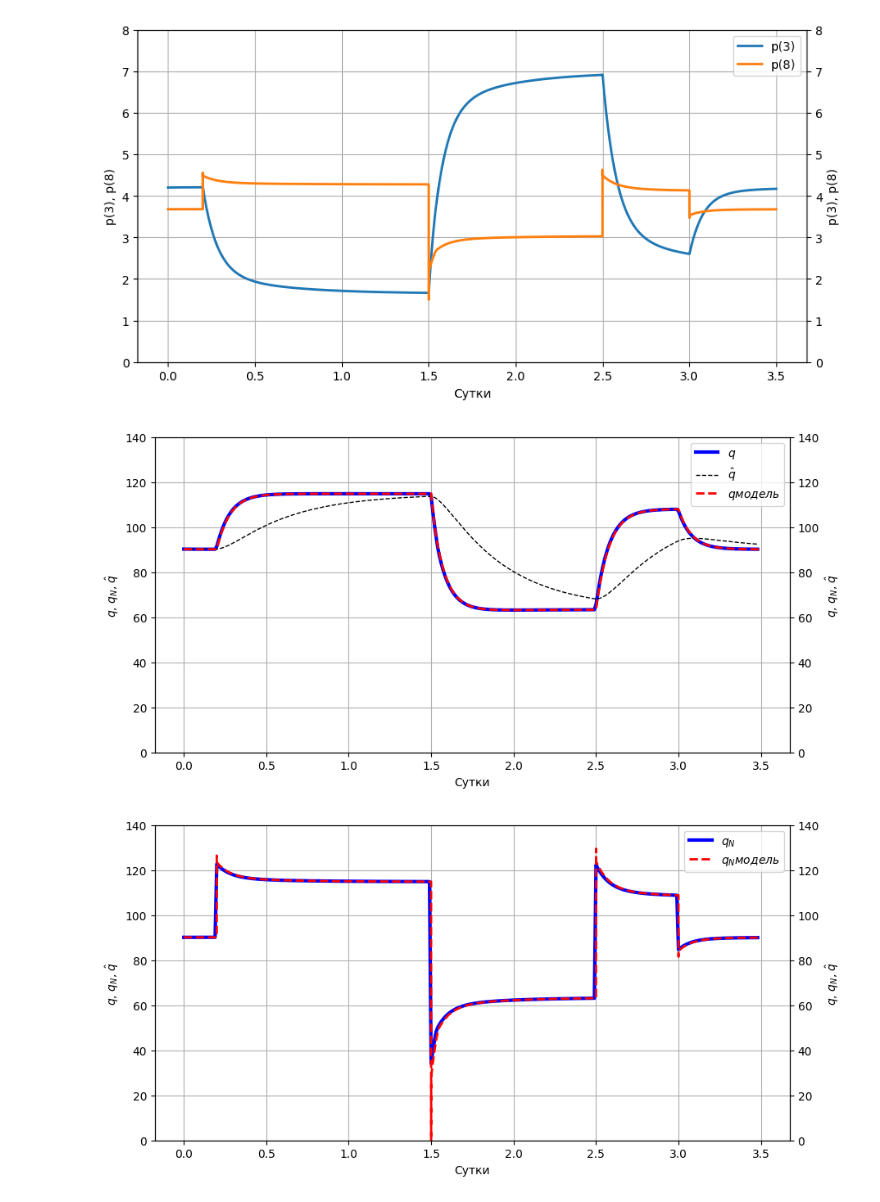
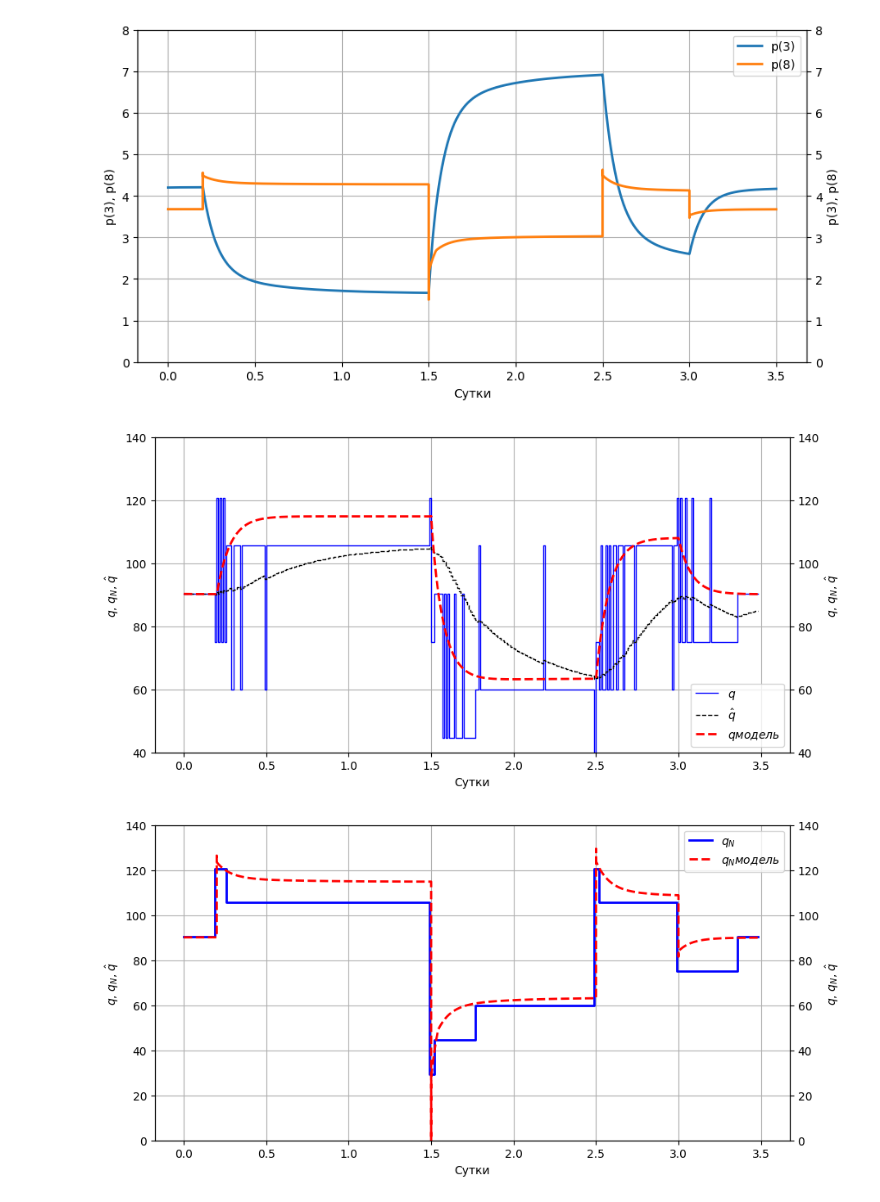
Before and after one commit to IANovoselov/well, a Jupyter notebook: well.ipynb, the cells around one changed output. Saved outputs shown, nothing was run; the diff lists cells and outputs as text; code cells hidden in the pictures.

```diff
--- a/well.ipynb
+++ b/well.ipynb
@@ -353,3 +343,11 @@ plt.grid(True)
 plt.show()
 # %% [output]
 [figure]
+# %%
+min_p = 0
+max_p = 7
+points = 20
+
+quant = np.linspace(min_p, max_p, points)
+quant_step = (max_p - min_p) / points
+quant_step
@@ -356,3 +356,12 @@ plt.show()
+# %%
+denominator = 100
+ident_k = (k//denominator)
+ident_dt = dt * denominator
+
+df_ident = pd.DataFrame({'p_3': [quant[round(index/quant_step)-1] for index in _p_3[::denominator]],
+                         'p_4': [quant[round(index/quant_step)-1] for index in _p_4[::denominator]],
+                         'p_8': [quant[round(index/quant_step)-1] for index in _p_8[::denominator]],
+                         })
 # %%
 # Идентификация
 
@@ -521,26 +507,26 @@ plt.show()
 # %%
 from matplotlib import pyplot as plt
 fig, ax = plt.subplots(figsize=(10, 5))
 
 twin1 = ax.twinx()
 
-p1, = ax.plot(df['x'][:-denominator:denominator], calc_df['q'], 'b', lw=3, label="$q$")
+p1, = ax.step(df['x'][:-denominator:denominator], calc_df['q'], 'b', lw=1, label="$q$")
 #p2, = ax.plot([index*denominator for index in df['x'][:ident_k-1]], calc_df['q_N'][:ident_k], 'r', lw=2, label="$q_N$")
-p3, = ax.plot(df['x'][:-denominator:denominator], calc_df['_q'], 'k--', lw=1, label="$\hat{q}$")
+p3, = ax.step(df['x'][:-denominator:denominator], calc_df['_q'], 'k--', lw=1, label="$\hat{q}$")
 
 
 p4, = twin1.plot(df['x'], df['q'], 'r--', lw=2, label="$q модель$")
 #p5, = twin1.plot(df['x'], df['q_N'], 'r--', lw=1, label="$q_N модель$")
 
 
-ax.set(ylim=(0, 140), xlabel="Сутки", ylabel="$q$, $q_N$, $\hat{q}$")
-twin1.set(ylim=(0, 140), ylabel="$q$, $q_N$, $\hat{q}$")
+ax.set(ylim=(40, 140), xlabel="Сутки", ylabel="$q$, $q_N$, $\hat{q}$")
+twin1.set(ylim=(40, 140), ylabel="$q$, $q_N$, $\hat{q}$")
 
 ax.legend(handles=[p1, p3, p4])
 ax.grid()
 plt.show()
 # %% [output]
-[figure, old version]
+[figure, new version]
 # %%
 from matplotlib import pyplot as plt
 fig, ax = plt.subplots(figsize=(10, 5))
@@ -548,7 +534,7 @@ fig, ax = plt.subplots(figsize=(10, 5))
 twin1 = ax.twinx()
 
 #p1, = ax.plot([index*denominator for index in df['x'][:ident_k-1]], calc_df['q'][:ident_k], 'b', lw=3, label="$q$")
-p2, = ax.plot(df['x'][:-denominator:denominator], calc_df['q_N'], 'b', lw=3, label="$q_N$")
+p2, = ax.step(df['x'][:-denominator:denominator], calc_df['q_N'], 'b', lw=2, label="$q_N$")
 #p3, = ax.plot([index*denominator for index in df['x'][:ident_k-1]], calc_df['_q'][:ident_k], 'k--', lw=1, label="$\hat{q}$")
 
 
@@ -563,7 +549,7 @@ ax.legend(handles=[p2, p5])
 ax.grid()
 plt.show()
 # %% [output]
-[figure, old version]
+[figure, new version]
 # %%
 from matplotlib import pyplot as plt
 fig, ax = plt.subplots(figsize=(10, 5))
```
Also changed, not shown: parts of 9 cells of this notebook.
